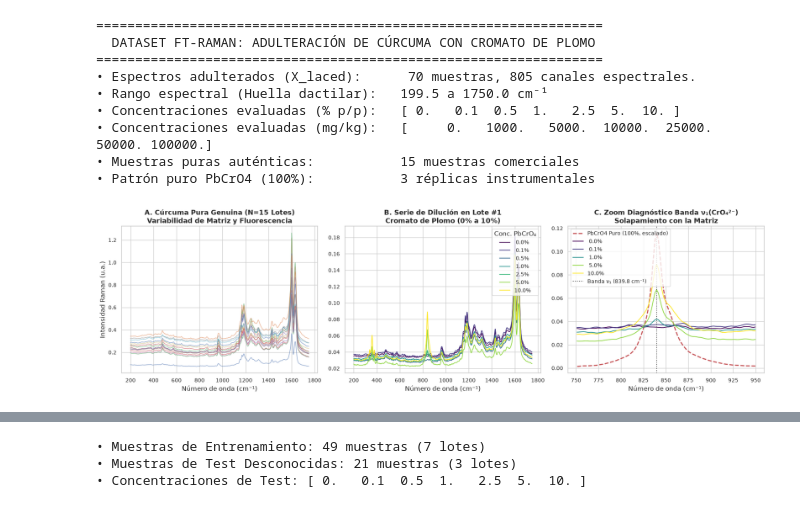
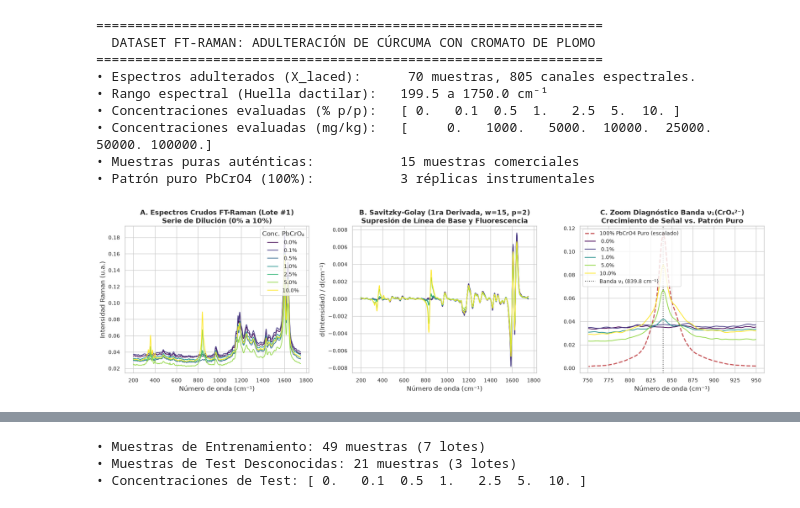
Before and after one commit to DamianPiuselli/quimiometria_difusion, a Jupyter notebook: notebooks/04_estudio_real_adulteracion_curcuma_difusion.ipynb, the cells around one changed output, grey strips where cells are left out. Drawn from its saved outputs; the diff is of its cells as text; code cells hidden in the pictures.

```diff
--- a/notebooks/04_estudio_real_adulteracion_curcuma_difusion.ipynb
+++ b/notebooks/04_estudio_real_adulteracion_curcuma_difusion.ipynb
@@ -101,38 +102,46 @@ print(f"• Patrón puro PbCrO4 (100%):           {X_pure_adulterant.shape[0]} r
 • Concentraciones evaluadas (mg/kg):   [     0.   1000.   5000.  10000.  25000.  50000. 100000.]
 • Muestras puras auténticas:           15 muestras comerciales
 • Patrón puro PbCrO4 (100%):           3 réplicas instrumentales
-# %%
-# Visualización Exploratoria de Espectros Reales
-fig, axes = plt.subplots(1, 3, figsize=(18, 5.2))
-
-# Panel 1: Variabilidad de matriz en cúrcumas auténticas
-for i in range(len(X_authentic)):
-    axes[0].plot(wavenumbers, X_authentic[i], alpha=0.6, linewidth=1.1)
-axes[0].set_title("A. Cúrcuma Pura Genuina (N=15 Lotes)\nVariabilidad de Matriz y Fluorescencia", fontweight="bold")
-axes[0].set_xlabel("Número de onda (cm⁻¹)")
-axes[0].set_ylabel("Intensidad Raman (u.a.)")
-
-# Panel 2: Espectros adulterados escalonados en un mismo lote (Sample 1)
-sample1_mask = (sample_ids == "Sample 1")
-colors = plt.cm.viridis(np.linspace(0, 1, 7))
-for spec, conc, col in zip(X_laced[sample1_mask], y_conc_pct[sample1_mask], colors):
-    axes[1].plot(wavenumbers, spec, label=f"{conc:4.1f}%", color=col, linewidth=1.3)
-axes[1].set_title("B. Serie de Dilución en Lote #1\nCromato de Plomo (0% a 10%)", fontweight="bold")
-axes[1].set_xlabel("Número de onda (cm⁻¹)")
-axes[1].legend(title="Conc. PbCrO₄", loc="upper right")
-
-# Panel 3: Zoom diagnóstico en la banda de cromato (840 cm-1) vs. PbCrO4 Puro
-roi = (wavenumbers >= 750) & (wavenumbers <= 950)
-axes[2].plot(wavenumbers[roi], X_pure_adulterant[0][roi] * 0.25, "r--", linewidth=2.0, label="PbCrO4 Puro (100%, escalado)")
-for spec, conc, col in zip(X_laced[sample1_mask], y_conc_pct[sample1_mask], colors):
-    if conc in [0.0, 0.1, 1.0, 5.0, 10.0]:
-        axes[2].plot(wavenumbers[roi], spec[roi], label=f"{conc:4.1f}%", color=col, linewidth=1.4)
-axes[2].axvline(839.77, color="black", linestyle=":", alpha=0.7, label="Banda ν₁ (839.8 cm⁻¹)")
-axes[2].set_title("C. Zoom Diagnóstico Banda ν₁(CrO₄²⁻)\nSolapamiento con la Matriz", fontweight="bold")
-axes[2].set_xlabel("Número de onda (cm⁻¹)")
-axes[2].legend(loc="upper left")
-
-plt.tight_layout()
-plt.show()
-# %% [output]
-[figure, removed]
+# %%
+from scipy.signal import savgol_filter
+
+# Aplicamos la 1ra derivada de Savitzky-Golay para ilustrar el preprocesamiento
+X_sg1 = savgol_filter(X_laced, window_length=15, polyorder=2, deriv=1, axis=-1)
+X_auth_sg1 = savgol_filter(X_authentic, window_length=15, polyorder=2, deriv=1, axis=-1)
+X_pure_sg1 = savgol_filter(X_pure_adulterant, window_length=15, polyorder=2, deriv=1, axis=-1)
+
+# FIGURA 1: Espectros Crudos, Preprocesamiento y Banda Diagnóstica
+fig, axes = plt.subplots(1, 3, figsize=(18, 5.2))
+
+# Panel A: Espectros Crudos de Todas las Concentraciones
+colors = plt.cm.viridis(np.linspace(0, 1, len(np.unique(y_conc_pct))))
+sample1_mask = (sample_ids == "Sample 1")
+for spec, conc, col in zip(X_laced[sample1_mask], y_conc_pct[sample1_mask], colors):
+    axes[0].plot(wavenumbers, spec, label=f"{conc:4.1f}%", color=col, linewidth=1.3)
+axes[0].set_title("A. Espectros Crudos FT-Raman (Lote #1)\nSerie de Dilución (0% a 10%)", fontweight="bold")
+axes[0].set_xlabel("Número de onda (cm⁻¹)")
+axes[0].set_ylabel("Intensidad Raman (u.a.)")
+axes[0].legend(title="Conc. PbCrO₄", loc="upper right")
+
+# Panel B: Espectros con Savitzky-Golay (1ra Derivada)
+for spec_sg, conc, col in zip(X_sg1[sample1_mask], y_conc_pct[sample1_mask], colors):
+    axes[1].plot(wavenumbers, spec_sg, label=f"{conc:4.1f}%", color=col, linewidth=1.3)
+axes[1].set_title("B. Savitzky-Golay (1ra Derivada, w=15, p=2)\nSupresión de Línea de Base y Fluorescencia", fontweight="bold")
+axes[1].set_xlabel("Número de onda (cm⁻¹)")
+axes[1].set_ylabel("d(Intensidad) / d(cm⁻¹)")
+
+# Panel C: Zoom Diagnóstico en la Banda de Cromato (840 cm-1) vs. PbCrO4 Puro
+roi = (wavenumbers >= 750) & (wavenumbers <= 950)
+axes[2].plot(wavenumbers[roi], X_pure_adulterant[0][roi] * 0.25, "r--", linewidth=2.0, label="100% PbCrO4 Puro (escalado)")
+for spec, conc, col in zip(X_laced[sample1_mask], y_conc_pct[sample1_mask], colors):
+    if conc in [0.0, 0.1, 1.0, 5.0, 10.0]:
+        axes[2].plot(wavenumbers[roi], spec[roi], label=f"{conc:4.1f}%", color=col, linewidth=1.4)
+axes[2].axvline(839.77, color="black", linestyle=":", alpha=0.7, label="Banda ν₁ (839.8 cm⁻¹)")
+axes[2].set_title("C. Zoom Diagnóstico Banda ν₁(CrO₄²⁻)\nCrecimiento de Señal vs. Patrón Puro", fontweight="bold")
+axes[2].set_xlabel("Número de onda (cm⁻¹)")
+axes[2].legend(loc="upper left")
+
+plt.tight_layout()
+plt.show()
+# %% [output]
+[figure, added]
```
Also changed, not shown: parts of 20 cells of this notebook, 10 other files.
